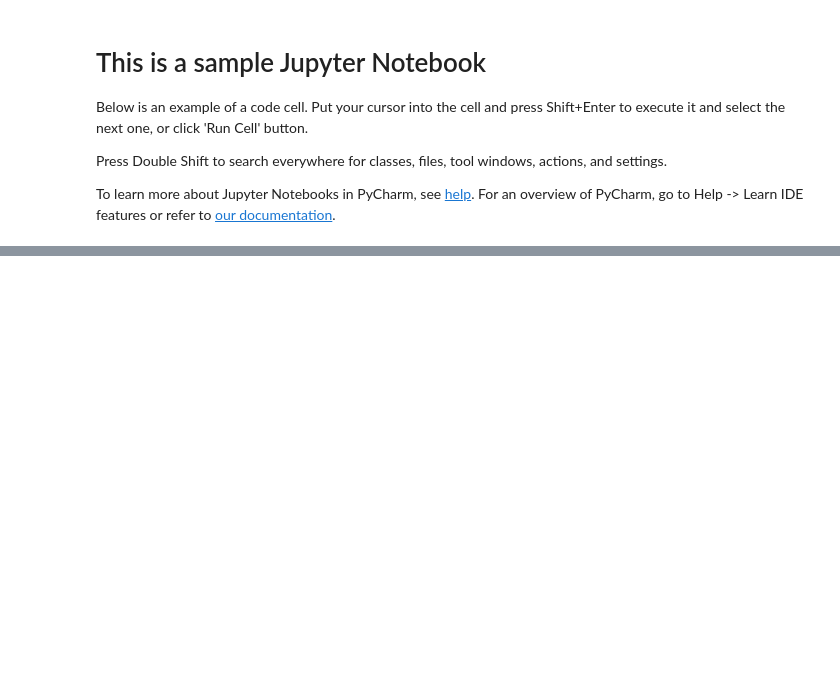
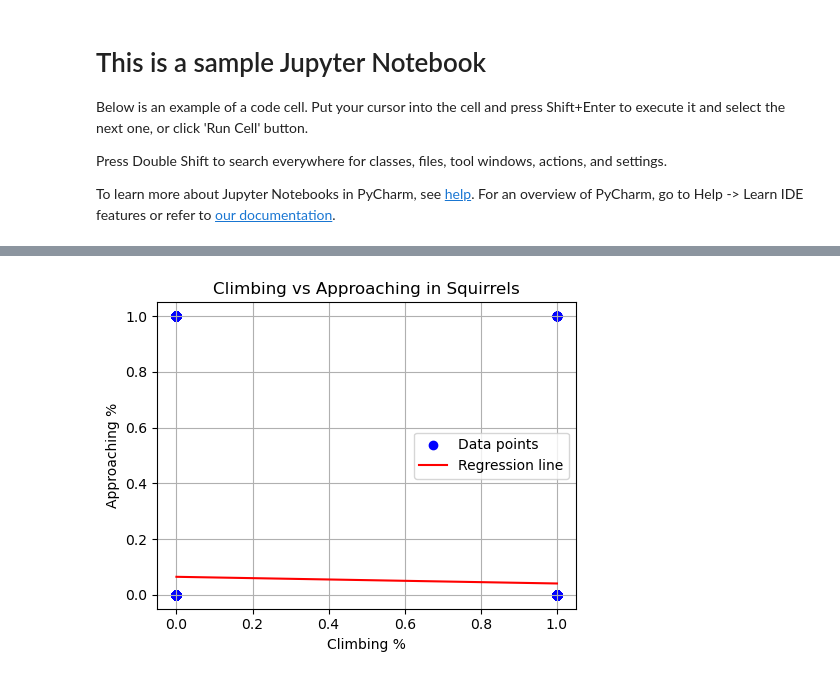
Before and after one commit to NWuSunset/SquirrelDataProject, a Jupyter notebook: sample.ipynb, the cells around one changed output, grey strips where cells are left out. Drawn from its saved outputs; the diff is of its cells as text; code cells hidden in the pictures; blank space fills up the shorter version.

```diff
--- a/sample.ipynb
+++ b/sample.ipynb
@@ -27,51 +110,43 @@ Hello World!
 # %%
 #Climbing Squirrles (linear regression. Climb amount (# of times observed climbing) vs chance to approach humans)
 
-#x = # of climb
-#y = #of approach climbing
 
-x = data[["Climbing"]]
-y = data[["Approaches"]] #bools
+#group by squirrel id
+grouped = data.groupby("Unique Squirrel ID").agg({
+    'Climbing' : 'mean', #gives the mean of all squirrel data values (% times the squirrel was seen climbing).
+    'Approaches' : 'mean', #gives % times squirrel approaches
+}).reset_index()
 
-#group = data.groupby("Squirrel Number")
-#print(group)
+#rename so I actually know what they are
+grouped.rename(columns={'Climbing': 'Climb_Percent', 'Approaches': 'Approach_Percent'}, inplace=True)
 
-#chance to appraoch humans :   approach human ammount / total squirrle ammount
-#climb ammount = total squirrel observed vs climb amount
+x = grouped[['Climb_Percent']].values
+y = grouped[['Approach_Percent']].values
 
-# Aggregate data by number of climbing observations
-# Group by Climbing, count how many squirrels approached
-grouped = data.groupby('Climbing')['Approaches'].agg(['sum', 'count']).reset_index()
-grouped.columns = ['Climbing', 'NumApproaches', 'Total']
+model = LinearRegression()
+model.fit(x,y)
 
-print(grouped)
-# Calculate the "chance to approach" as a proportion
-#grouped['ChanceToApproach'] = grouped['NumApproaches'] / grouped['Total']
+# Predict y values for regression line
+x_range = np.linspace(0, 1, 100).reshape(-1, 1)
+y_pred = model.predict(x_range)
 
-# Use 'Total' (number observed climbing or not) as the independent variable
-#x = grouped[['Total']]  # must be 2D for sklearn
-#y = grouped['ChanceToApproach']
+# Plotting
+plt.figure(figsize=(5, 4))
+plt.scatter(x, y, color='blue', label='Data points')
+plt.plot(x_range, y_pred, color='red', label='Regression line')
+plt.title('Climbing vs Approaching in Squirrels')
+plt.xlabel('Climbing %')
+plt.ylabel('Approaching %')
+plt.legend()
+plt.grid(True)
+plt.tight_layout()
+plt.show()
 
-print(x)
-print(y)
-#for i in range(len(data)):
+print("Equation", model.coef_, "x", "+", model.intercept_)
 
-#print(x)
-#print(y)
-
-#model = LinearRegression()
-#model.fit(x, y)
-
-# Print coefficients
-#print("Coefficient:", model.coef_[0])
-#print("Intercept:", model.intercept_)
-
-model = LinearRegression().fit(x,y)
-
-coef = round(float(model.coef_), 2)
-intercept = round(float(model.intercept_), 2)
-
-print("Linear equation: y=", coef, "x+", intercept)
-
-#predict = 43
+# Print regression details
+print(f"R² Score: {model.score(x, y):.2f}")
+#print(f"Intercept: {model.intercept_:.2f}")
+#print(f"Slope: {model.coef_[0]:.2f}")
 # %% [output]
+[figure, added]
```
Also changed, not shown: parts of 4 cells of this notebook.
